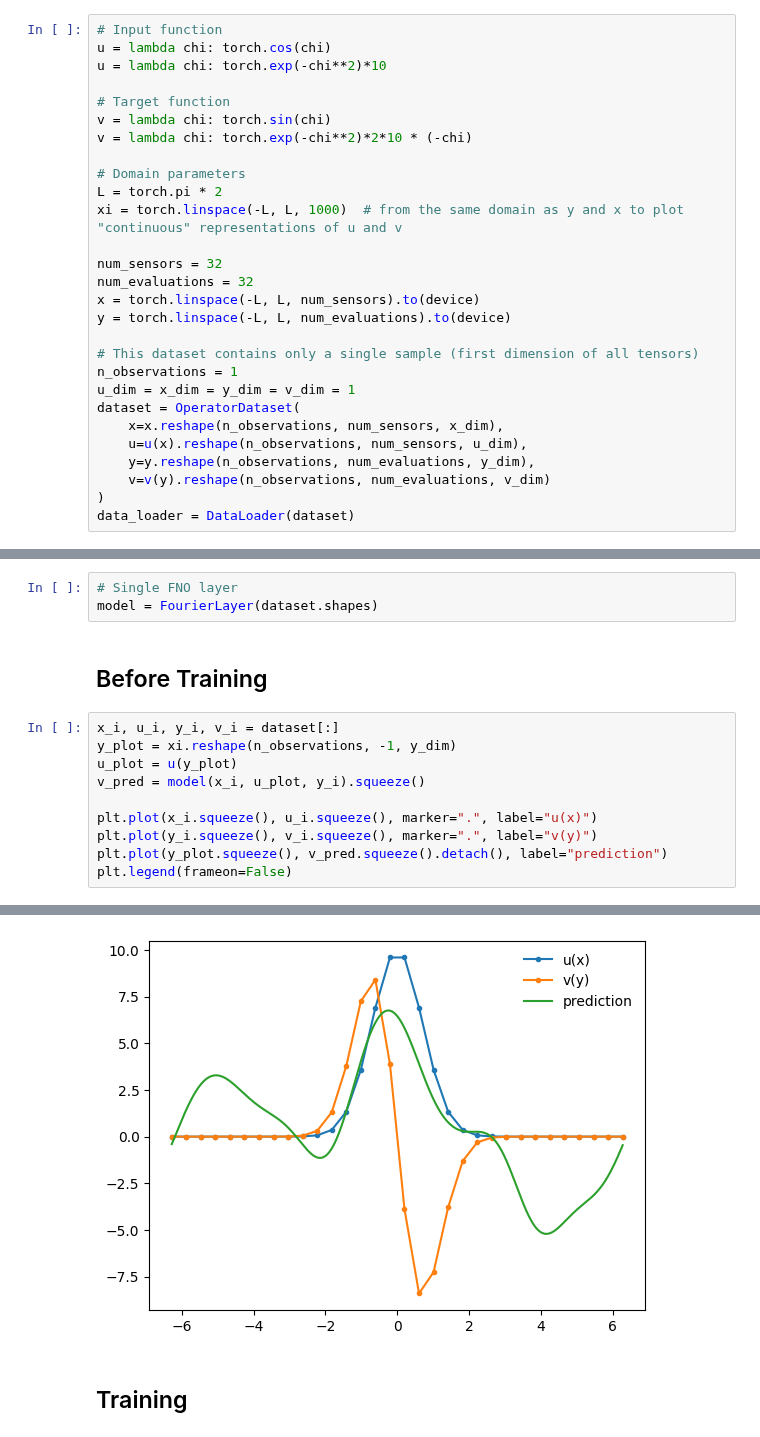
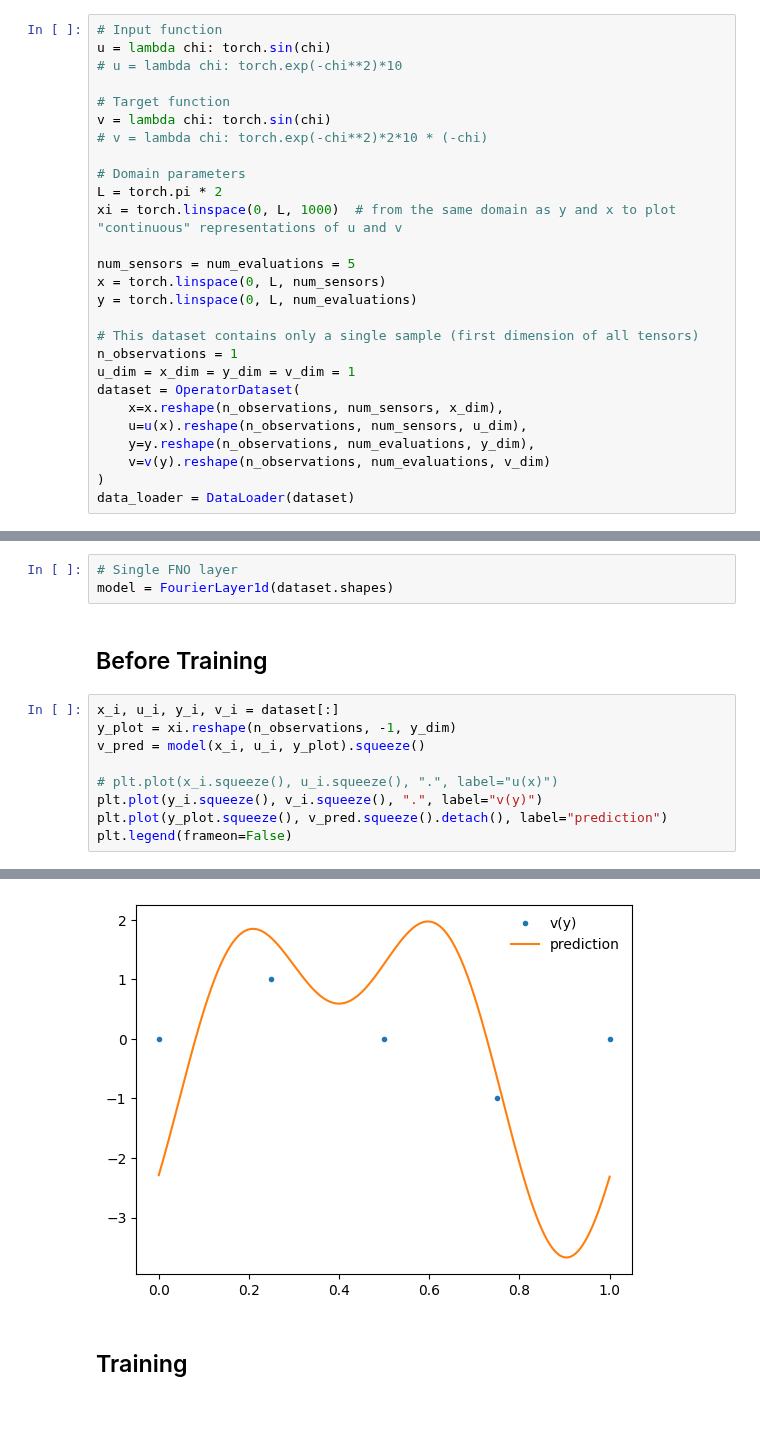
Before and after one commit to aai-institute/continuiti, a Jupyter notebook: examples/fourierneuraloperator.ipynb, the cells around one changed output, grey strips where cells are left out. Cells and saved outputs as stored; diff of their text form.

```diff
--- a/examples/fourierneuraloperator.ipynb
+++ b/examples/fourierneuraloperator.ipynb
@@ -21,21 +46,20 @@ device = torch.device("cuda:0" if torch.cuda.is_available() else "cpu")
 ## 1D Dataset
 # %%
 # Input function
-u = lambda chi: torch.cos(chi)
-u = lambda chi: torch.exp(-chi**2)*10
+u = lambda chi: torch.sin(chi)
+# u = lambda chi: torch.exp(-chi**2)*10
 
 # Target function
 v = lambda chi: torch.sin(chi)
-v = lambda chi: torch.exp(-chi**2)*2*10 * (-chi)
+# v = lambda chi: torch.exp(-chi**2)*2*10 * (-chi)
 
 # Domain parameters
 L = torch.pi * 2
-xi = torch.linspace(-L, L, 1000)  # from the same domain as y and x to plot "continuous" representations of u and v
+xi = torch.linspace(0, L, 1000)  # from the same domain as y and x to plot "continuous" representations of u and v
 
-num_sensors = 32
-num_evaluations = 32
-x = torch.linspace(-L, L, num_sensors).to(device)
-y = torch.linspace(-L, L, num_evaluations).to(device)
+num_sensors = num_evaluations = 5
+x = torch.linspace(0, L, num_sensors)
+y = torch.linspace(0, L, num_evaluations)
 
 # This dataset contains only a single sample (first dimension of all tensors)
 n_observations = 1
@@ -51,22 +75,21 @@ data_loader = DataLoader(dataset)
 ## Operator
 # %%
 # Single FNO layer
-model = FourierLayer(dataset.shapes)
+model = FourierLayer1d(dataset.shapes)
 # %% [markdown]
 ## Before Training
 # %%
 x_i, u_i, y_i, v_i = dataset[:]
 y_plot = xi.reshape(n_observations, -1, y_dim)
-u_plot = u(y_plot)
-v_pred = model(x_i, u_plot, y_i).squeeze()
+v_pred = model(x_i, u_i, y_plot).squeeze()
 
-plt.plot(x_i.squeeze(), u_i.squeeze(), marker=".", label="u(x)")
-plt.plot(y_i.squeeze(), v_i.squeeze(), marker=".", label="v(y)")
+# plt.plot(x_i.squeeze(), u_i.squeeze(), ".", label="u(x)")
+plt.plot(y_i.squeeze(), v_i.squeeze(), ".", label="v(y)")
 plt.plot(y_plot.squeeze(), v_pred.squeeze().detach(), label="prediction")
 plt.legend(frameon=False)
 # %% [output]
 <matplotlib.legend.Legend at 0x...>
-[figure, old version]
+[figure, new version]
 # %% [markdown]
 ## Training
 # %%
```
Also changed, not shown: parts of 21 cells of this notebook, 2 other files.
